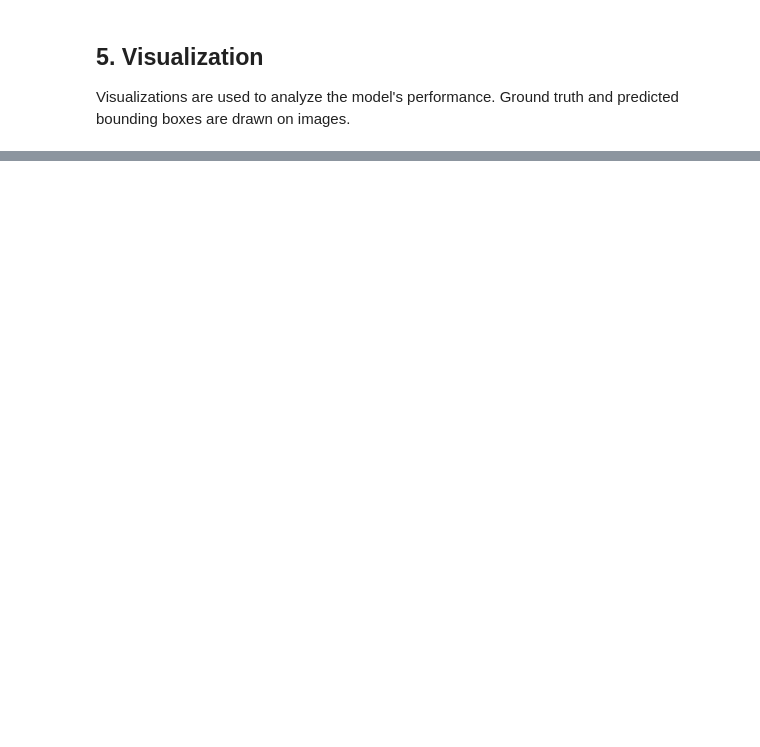
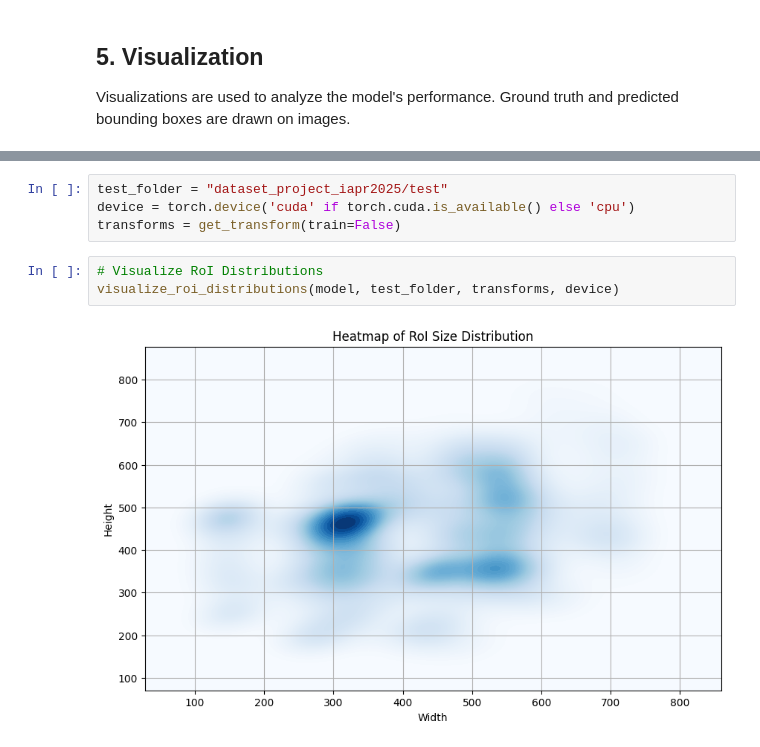
Before and after one commit to Elidx8/group_28_repo, a Jupyter notebook: project_final_nodataset/report.ipynb, the cells around one changed output, grey strips where cells are left out. Saved outputs shown, nothing was run; the diff lists cells and outputs as text; blank space fills up the shorter version.

```diff
--- a/project_final_nodataset/report.ipynb
+++ b/project_final_nodataset/report.ipynb
@@ -723,0 +817,9 @@ The Faster R-CNN model successfully detects and counts chocolates in images. The
+# %%
+test_folder = "dataset_project_iapr2025/test"
+device = torch.device('cuda' if torch.cuda.is_available() else 'cpu')
+transforms = get_transform(train=False)
+# %%
+# Visualize RoI Distributions
+visualize_roi_distributions(model, test_folder, transforms, device)
+# %% [output]
+[figure, added]
```
Also changed, not shown: parts of 10 cells of this notebook.
